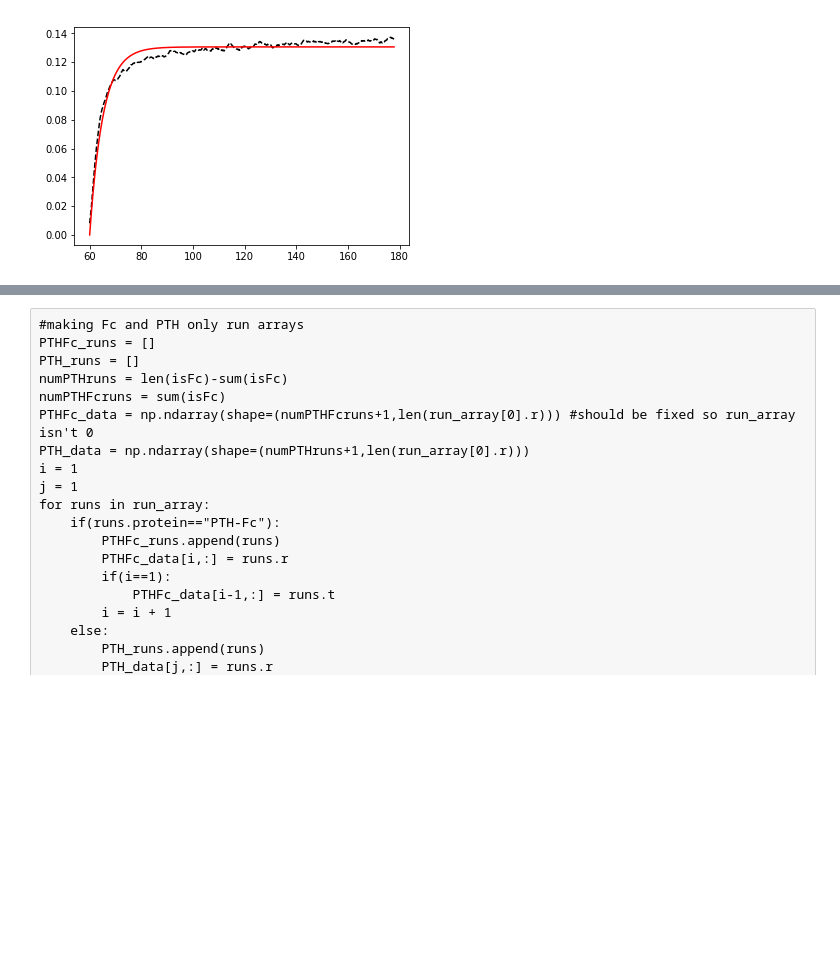
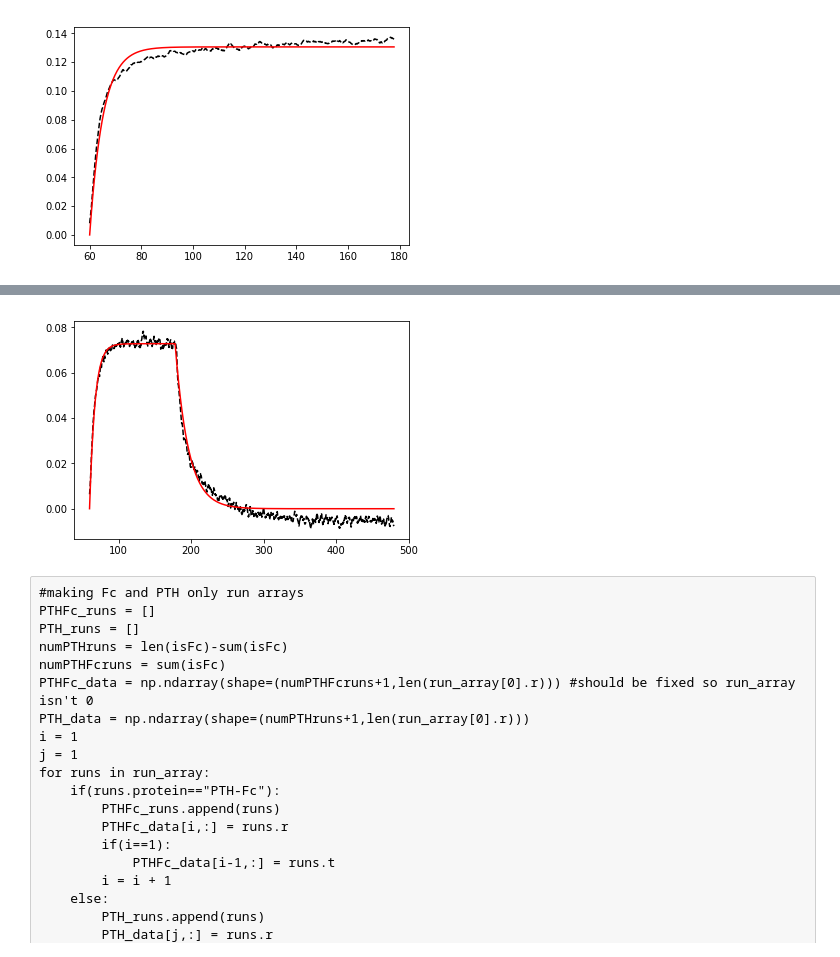
Before and after one commit to DexterAntonio/pthBLI, a Jupyter notebook: processingData.ipynb, the cells around one changed output, grey strips where cells are left out. Drawn from its saved outputs; the diff is of its cells as text; code cells hidden in the pictures; blank space fills up the shorter version.

Commit message:
got absorption and desportion fitting working

```diff
--- a/processingData.ipynb
+++ b/processingData.ipynb
@@ -21,10 +25,13 @@ class Run:
 # %%
 #I used to have a program that makes the file list, but I somehow lost it...
-#I don't know what is going on with regards to that
+#I still had a list of files though, so I have been using it for this data processing
+
+
 fileList = ['C:/Users/dexte/Desktop/pdata/A1.xls', 'C:/Users/dexte/Desktop/pdata/A2.xls', 'C:/Users/dexte/Desktop/pdata/A3.xls', 'C:/Users/dexte/Desktop/pdata/A4.xls', 'C:/Users/dexte/Desktop/pdata/B1.xls', 'C:/Users/dexte/Desktop/pdata/B2.xls', 'C:/Users/dexte/Desktop/pdata/B3.xls', 'C:/Users/dexte/Desktop/pdata/B4.xls', 'C:/Users/dexte/Desktop/pdata/C1.xls', 'C:/Users/dexte/Desktop/pdata/C2.xls', 'C:/Users/dexte/Desktop/pdata/C3.xls', 'C:/Users/dexte/Desktop/pdata/C4.xls', 'C:/Users/dexte/Desktop/pdata/D1.xls', 'C:/Users/dexte/Desktop/pdata/D2.xls', 'C:/Users/dexte/Desktop/pdata/D3.xls', 'C:/Users/dexte/Desktop/pdata/D4.xls', 'C:/Users/dexte/Desktop/pdata/E1.xls', 'C:/Users/dexte/Desktop/pdata/E2.xls', 'C:/Users/dexte/Desktop/pdata/E3.xls', 'C:/Users/dexte/Desktop/pdata/E4.xls', 'C:/Users/dexte/Desktop/pdata/F1.xls', 'C:/Users/dexte/Desktop/pdata/F2.xls', 'C:/Users/dexte/Desktop/pdata/F3.xls', 'C:/Users/dexte/Desktop/pdata/F4.xls', 'C:/Users/dexte/Desktop/pdata/F4.xls', 'C:/Users/dexte/Desktop/pdata/G1.xls', 'C:/Users/dexte/Desktop/pdata/G3.xls', 'C:/Users/dexte/Desktop/pdata/H1.xls', 'C:/Users/dexte/Desktop/pdata/H3.xls']
-#make a file list
+#this identifies the curves corresponding to PTF-Fc proteins. The other ones are the PTH
 isFc = [0, 0, 1, 1, 0, 0, 1, 1, 0, 0, 1,0, 0, 0, 1, 1, 0, 0, 1, 1, 0, 0, 1, 1,0, 0, 1,0,1]
 
+#this reads the data from all of the files, builds a Run object, and then stores it in the run_array object
 t_array = []
 r_array = []
 run_array = []
@@ -59,5 +66,3 @@ for file in fileList:
     run_array.append(tmpRun)
 
     run_num = run_num + 1
-
-plt.plot(tmpRun.t,tmpRun.r,t_array[3],r_array[4],'-')
@@ -224,3 +231,73 @@ print(result.fit_report())
     C(ka, Rmax) = -1.000
     C(ka, kd)   = -1.000
 [figure]
+# %%
+i = np.max(run_array[0].r)
+max_value = max(run_array[0].r)
+max_index = run_array[0].r.index(max_value)
+max_time = run_array[0].t[max_index]
+tmax = max_time
+
+#absorption and desoprtion combined together
+
+#parameters from BLI program's global fit for initial guess for one of the fittings
+#this provides a good starting point for all of the graphs
+
+kon = 9.32e4#8.6536e4
+kdis = 3.45e-2#6.124e-3
+Rmaxf = 0.1551 #0.1306
+
+
+tmpRun = run_array[25]
+tp = np.array(tmpRun.t) #max index only fits first part
+rp = np.array(tmpRun.r)
+A0 = float(tmpRun.concentration)
+t0 = tp[0]
+#plt.plot(tp,rp,'-')
+
+
+
+def absdes(t,ka,kd,Rmax,A0,t0,tmax,imax):#absoprtion and desoprtion
+    #tmax = 178
+    #imax = 590
+    #R0 = 0.115
+
+    np.zeros(len(t))
+    tOnes = np.ones(len(t))
+    isAbs = np.asarray(t)<tmax
+    isDes =  np.invert(isAbs)
+
+
+
+    Rest_abs = Rmax*((ka*A0)/(ka*A0+kd))*(1-np.exp(-(ka*A0+kd)*(t-t0)))
+    R0 = Rest_abs[imax]
+    Rest_des = R0*( np.exp(-kd*(t-tmax)*isDes) )
+
+   # print(Rest_des, "\n kd is ", kd, "\n")
+    return Rest_abs*isAbs +Rest_des*isDes
+
+aModel = Model(absdes)
+kon = 5.32e4#8.6536e4
+kdis = 3.45e-2#6.124e-3
+Rmaxf = 0.1551 #0.1306
+
+params = aModel.make_params()
+params["kd"] = Parameter(name="kd",value=kdis,min=0)
+params["ka"] = Parameter(name="ka",value=kon,min=0)
+params["Rmax"] = Parameter(name="Rmax",value=Rmaxf,min=0)
+
+params["A0"] = Parameter(name="A0",value=A0,vary=False)
+params["t0"] = Parameter(name="t0",value=60,vary=False)
+params["tmax"] = Parameter(name="tmax",value=tmax,vary=False)
+params["imax"] = Parameter(name="imax",value=max_index,vary=False)
+
+
+
+#print(590*( np.exp(-63*(np.array(np.array(t)-tmax)*0))))
+
+result = aModel.fit(rp,params,t=tp)
+
+#plt.plot(tp,rp,'--k')
+#plt.plot(tp,result.best_fit,'r')
+#print(result.fit_report())
+# %% [output]
@@ -227,3 +305,4 @@ print(result.fit_report())
+[figure, added]
 # %% [raw]
 #making Fc and PTH only run arrays
 PTHFc_runs = []
```
Also changed, not shown: parts of 9 cells of this notebook.
